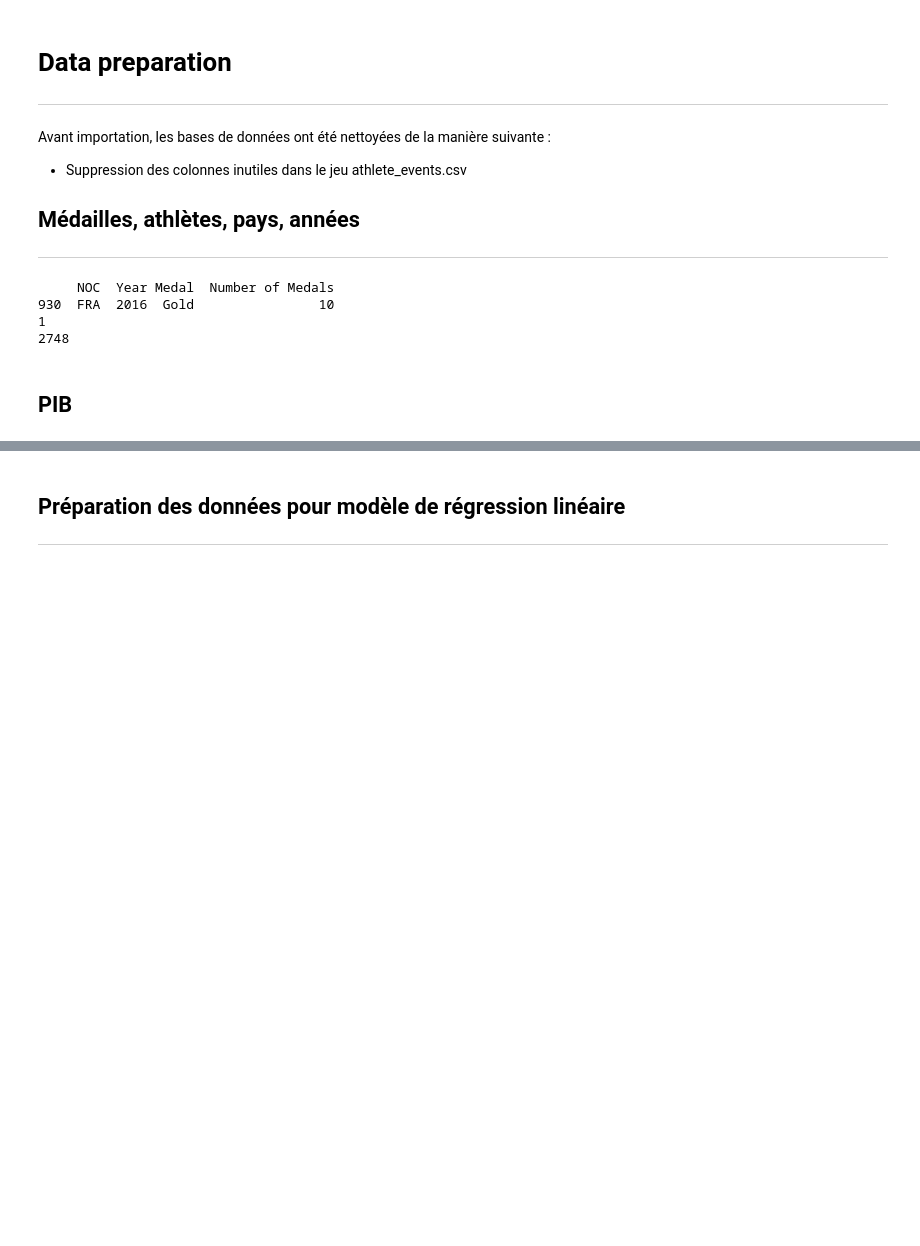
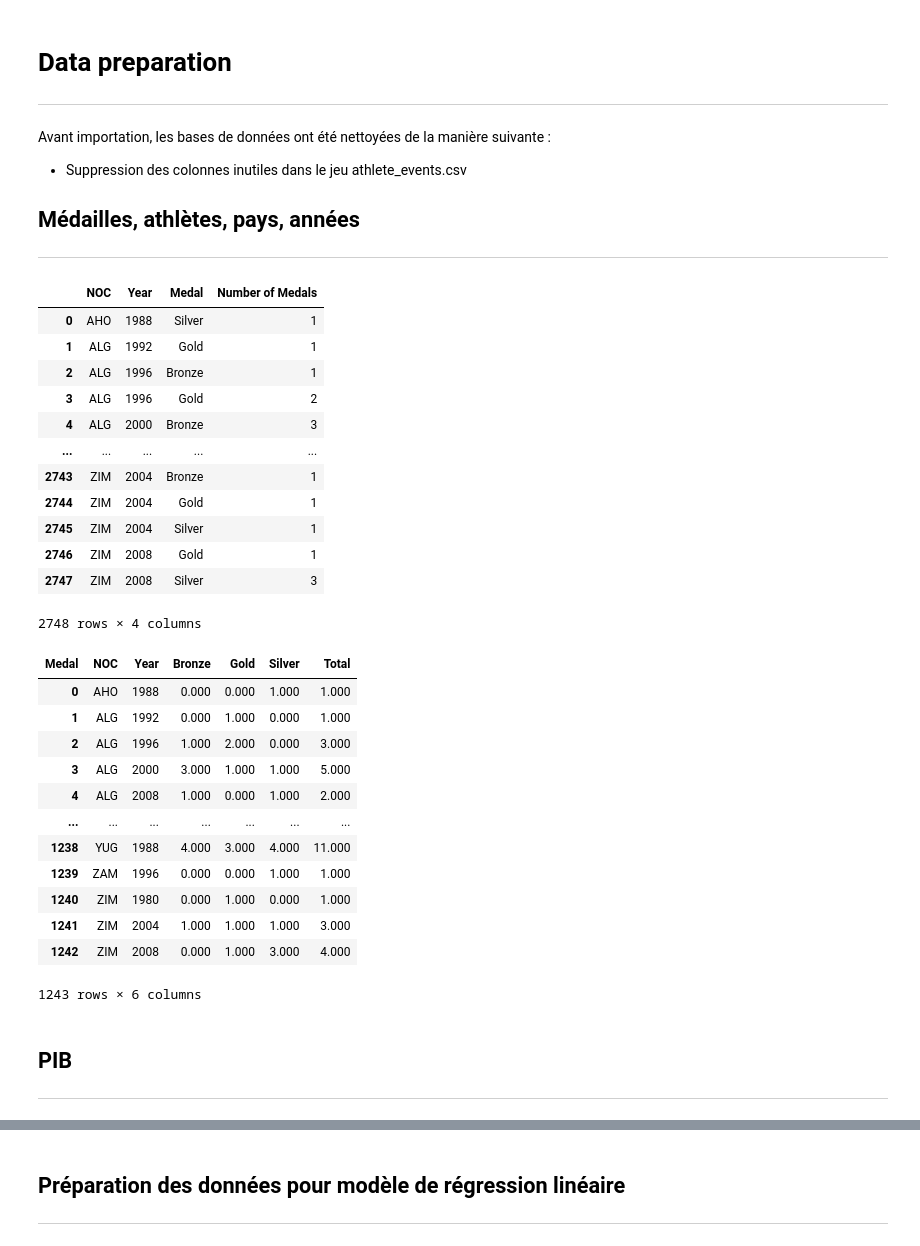
Before and after one commit to Suziwan/Projet_Final_JO, a Jupyter notebook: dataprep/David/dataprep.ipynb, the cells around one changed output, grey strips where cells are left out. Saved outputs shown, nothing was run; the diff lists cells and outputs as text; code cells hidden in the pictures; blank space fills up the shorter version.

```diff
--- a/dataprep/David/dataprep.ipynb
+++ b/dataprep/David/dataprep.ipynb
@@ -9,32 +9,55 @@ Avant importation, les bases de données ont été nettoyées de la manière sui
 # %%
 # importation du fichier et des packages
 import pandas as pd
 pd.set_option('display.float_format', lambda x: '%.3f' % x)
 df = pd.read_csv("../../Datasets_raw/olympic_games_1896_2016/athlete_events.csv", sep = ";", on_bad_lines="warn")
 # on ne garde que les JO d'été et on supprime la colonne saison ensuite
 df = df.loc[df["Season"].str.contains("Summer")]
 df = df.drop(columns = "Season")
 # virer les médailles qui sont en doublon à cause des évènements collectifs
 df = df.drop_duplicates(subset=["Event", "Medal", "Year"])
 # on groupe par année, médailles, et pays
 athlete_series = df.groupby(["NOC", "Year", "Medal"]).size()
 df = athlete_series.to_frame(name = "Number of Medals").reset_index()
+display(df)
 gold = df.loc[df['Year'] == 2016]
 gold = gold.loc[df['NOC'] == "FRA"]
 gold = gold.loc[df['Medal'] == "Gold"]
-print(gold)
-print(len(gold))
-print(len(df))
+# print(gold)
+# print(len(gold))
+# print(len(df))
 # Pivot the dataframe to have separate columns for each medal type
 df_pivot = df.pivot(index=["NOC", "Year"], columns="Medal", values="Number of Medals").reset_index().fillna(0)
 df_pivot["Total"] = df_pivot["Bronze"] + df_pivot["Gold"] + df_pivot["Silver"]
-#display(df_pivot)
+display(df_pivot)
 # df_pivot.to_csv("./datasets_clean/olympics_main/event_medals.csv")
 # %% [output]
+|  | NOC | Year | Medal | Number of Medals |
+| 0 | AHO | 1988 | Silver | 1 |
+| 1 | ALG | 1992 | Gold | 1 |
+| 2 | ALG | 1996 | Bronze | 1 |
+| 3 | ALG | 1996 | Gold | 2 |
+| 4 | ALG | 2000 | Bronze | 3 |
+| ... | ... | ... | ... | ... |
+| 2743 | ZIM | 2004 | Bronze | 1 |
+| 2744 | ZIM | 2004 | Gold | 1 |
+| 2745 | ZIM | 2004 | Silver | 1 |
+| 2746 | ZIM | 2008 | Gold | 1 |
+| 2747 | ZIM | 2008 | Silver | 3 |
-     NOC  Year Medal  Number of Medals
-930  FRA  2016  Gold                10
-1
-2748
+2748 rows × 4 columns
+| Medal | NOC | Year | Bronze | Gold | Silver | Total |
+| 0 | AHO | 1988 | 0.000 | 0.000 | 1.000 | 1.000 |
+| 1 | ALG | 1992 | 0.000 | 1.000 | 0.000 | 1.000 |
+| 2 | ALG | 1996 | 1.000 | 2.000 | 0.000 | 3.000 |
+| 3 | ALG | 2000 | 3.000 | 1.000 | 1.000 | 5.000 |
+| 4 | ALG | 2008 | 1.000 | 0.000 | 1.000 | 2.000 |
+| ... | ... | ... | ... | ... | ... | ... |
+| 1238 | YUG | 1988 | 4.000 | 3.000 | 4.000 | 11.000 |
+| 1239 | ZAM | 1996 | 0.000 | 0.000 | 1.000 | 1.000 |
+| 1240 | ZIM | 1980 | 0.000 | 1.000 | 0.000 | 1.000 |
+| 1241 | ZIM | 2004 | 1.000 | 1.000 | 1.000 | 3.000 |
+| 1242 | ZIM | 2008 | 0.000 | 1.000 | 3.000 | 4.000 |
+1243 rows × 6 columns
 # %%
 pd.set_option('display.float_format', lambda x: '%.3f' % x)
 medals = pd.read_csv("../../Datasets_raw/olympic_games_1896_2016/athlete_events.csv", sep = ";", on_bad_lines="warn")
@@ -51,5 +74,6 @@ medals2.to_csv("../David/datasets_clean/olympics_main/medals_count.csv")
 # %% [markdown]
 ## PIB
+---
 # %%
 pd.set_option('display.float_format', lambda x: '%.3f' % x)
 # pivoter table PIB
```
Also changed, not shown: parts of 15 cells of this notebook, 11 other files.
